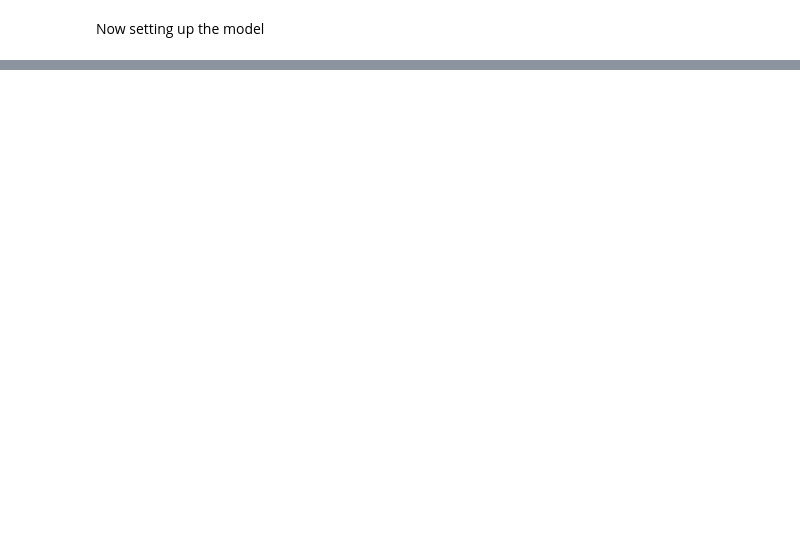
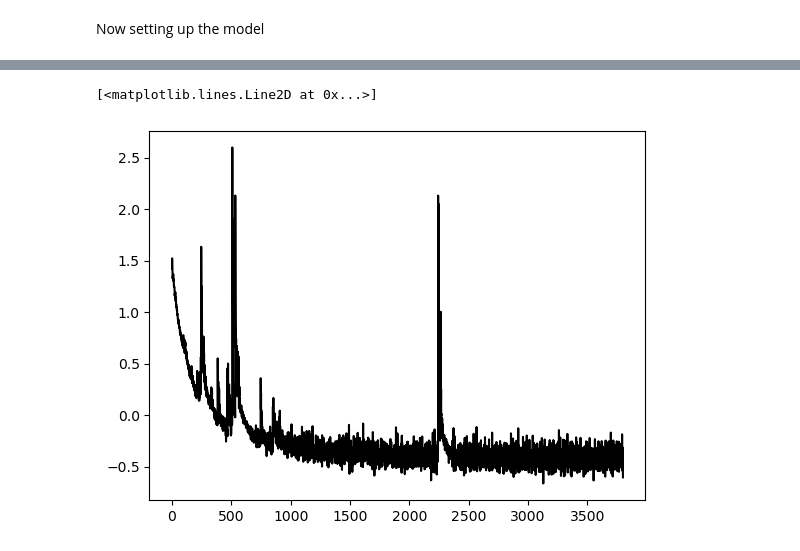
Before and after one commit to ltronneb/pimogp, a Jupyter notebook: notebooks/kernel_comparisons.ipynb, the cells around one changed output, grey strips where cells are left out. Cells and saved outputs as stored; diff of their text form; code cells hidden in the pictures; blank space fills up the shorter version.

```diff
--- a/notebooks/kernel_comparisons.ipynb
+++ b/notebooks/kernel_comparisons.ipynb
@@ -1073,0 +1136,5 @@ NanError: cholesky_cpu: 16000 of 16000 elements of the torch.Size([10, 40, 40])
+# %%
+model.variational_strategy.output_kernel.lengthscale = 7
+
+plt.matshow(model.variational_strategy.lmc_coefficients.t().matmul(model.variational_strategy.lmc_coefficients).detach())
+plt.colorbar()
@@ -1073,0 +1189,5 @@ NanError: cholesky_cpu: 16000 of 16000 elements of the torch.Size([10, 40, 40])
+# %%
+plt.plot(train_loss,"k-")
+# %% [output]
+[<matplotlib.lines.Line2D at 0x...>]
+[figure, added]
```
Also changed, not shown: parts of 27 cells of this notebook.
